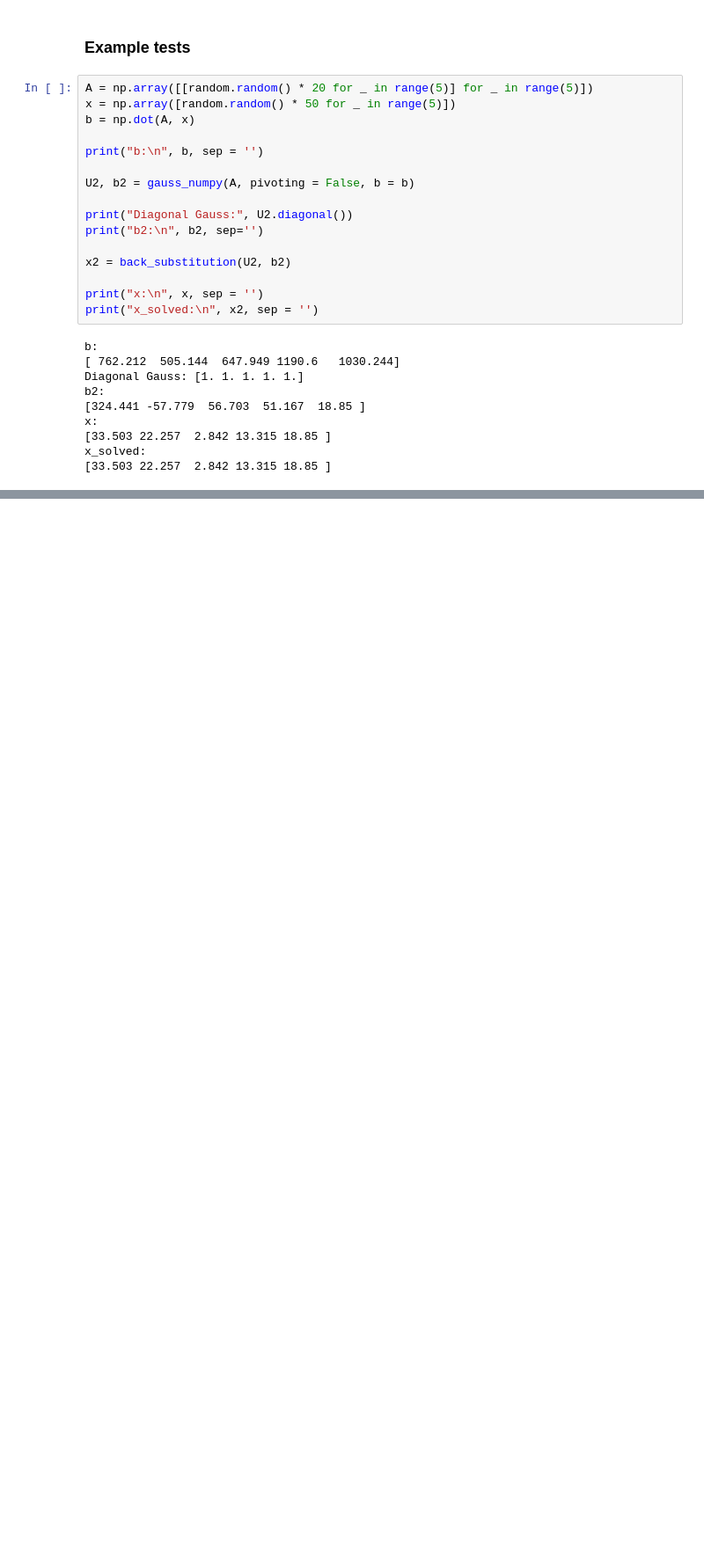
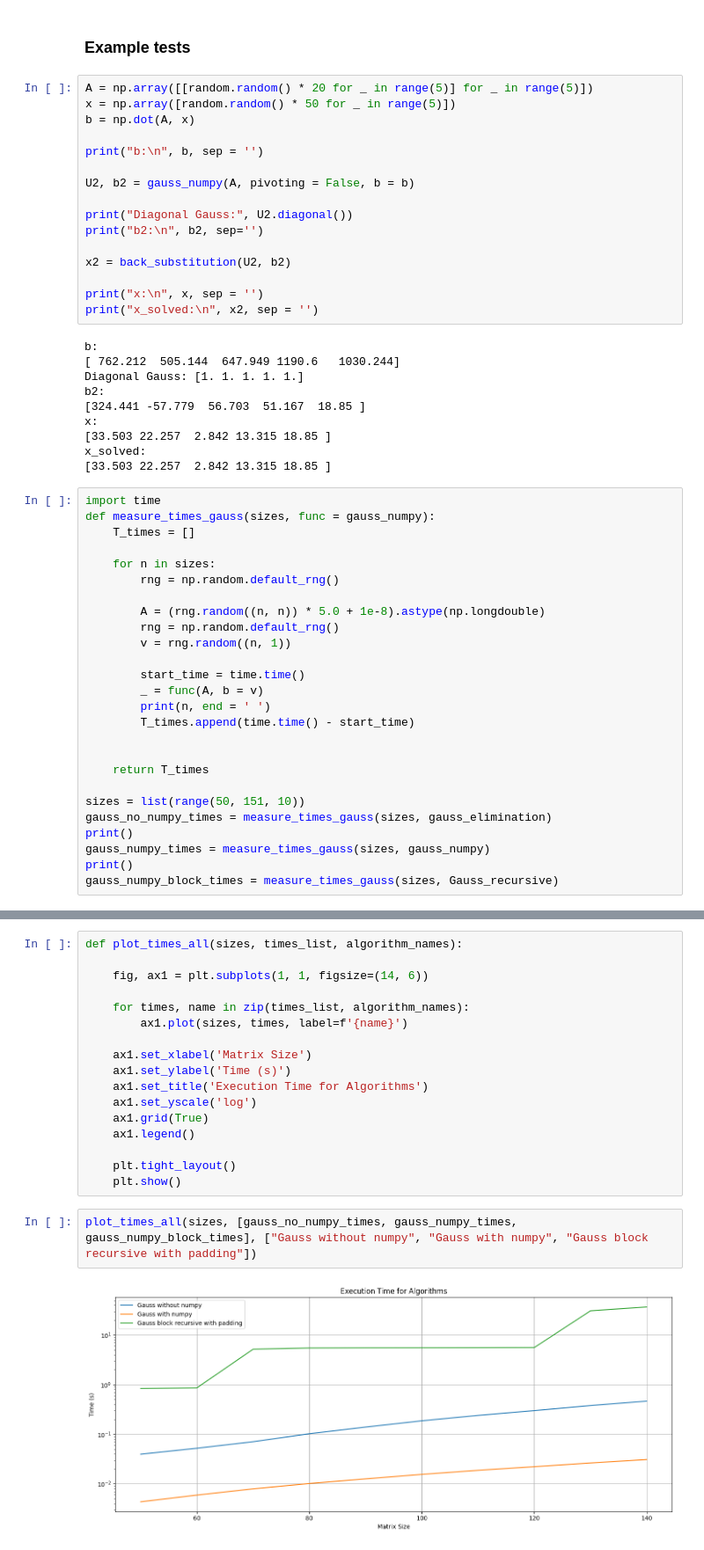
Before and after one commit to Jakub-Karczewski/matrix_algorithms, a Jupyter notebook: matrix_calculus_sem_8/lab2/lab2-iteracyjnie.ipynb, the cells around one changed output, grey strips where cells are left out. Shown at 88% size. Drawn from its saved outputs; the diff is of its cells as text; blank space fills up the shorter version.

Commit message:
Added comaprison plots between times for gauss iterative with numpy, gauss iterative without numpy, gauss recursive on block matrixes with numpy

```diff
--- a/matrix_calculus_sem_8/lab2/lab2-iteracyjnie.ipynb
+++ b/matrix_calculus_sem_8/lab2/lab2-iteracyjnie.ipynb
@@ -676,3 +680,29 @@ x:
 [33.503 22.257  2.842 13.315 18.85 ]
 x_solved:
 [33.503 22.257  2.842 13.315 18.85 ]
+# %%
+import time
+def measure_times_gauss(sizes, func = gauss_numpy):
+    T_times = []
+
+    for n in sizes:
+        rng = np.random.default_rng()
+
+        A = (rng.random((n, n)) * 5.0 + 1e-8).astype(np.longdouble)
+        rng = np.random.default_rng()
+        v = rng.random((n, 1))
+
+        start_time = time.time()
+        _ = func(A, b = v)
+        print(n, end = ' ')
+        T_times.append(time.time() - start_time)
+
+
+    return T_times
+
+sizes = list(range(50, 151, 10))
+gauss_no_numpy_times = measure_times_gauss(sizes, gauss_elimination)
+print()
+gauss_numpy_times = measure_times_gauss(sizes, gauss_numpy)
+print()
+gauss_numpy_block_times = measure_times_gauss(sizes, Gauss_recursive)
@@ -678,0 +713,21 @@ x_solved:
+# %%
+def plot_times_all(sizes, times_list, algorithm_names):
+
+    fig, ax1 = plt.subplots(1, 1, figsize=(14, 6))
+
+    for times, name in zip(times_list, algorithm_names):
+        ax1.plot(sizes, times, label=f'{name}')
+
+    ax1.set_xlabel('Matrix Size')
+    ax1.set_ylabel('Time (s)')
+    ax1.set_title('Execution Time for Algorithms')
+    ax1.set_yscale('log')
+    ax1.grid(True)
+    ax1.legend()
+
+    plt.tight_layout()
+    plt.show()
+# %%
+plot_times_all(sizes, [gauss_no_numpy_times, gauss_numpy_times, gauss_numpy_block_times], ["Gauss without numpy", "Gauss with numpy", "Gauss block recursive with padding"])
+# %% [output]
+[figure, added]
```
Also changed, not shown: parts of 5 cells of this notebook.
